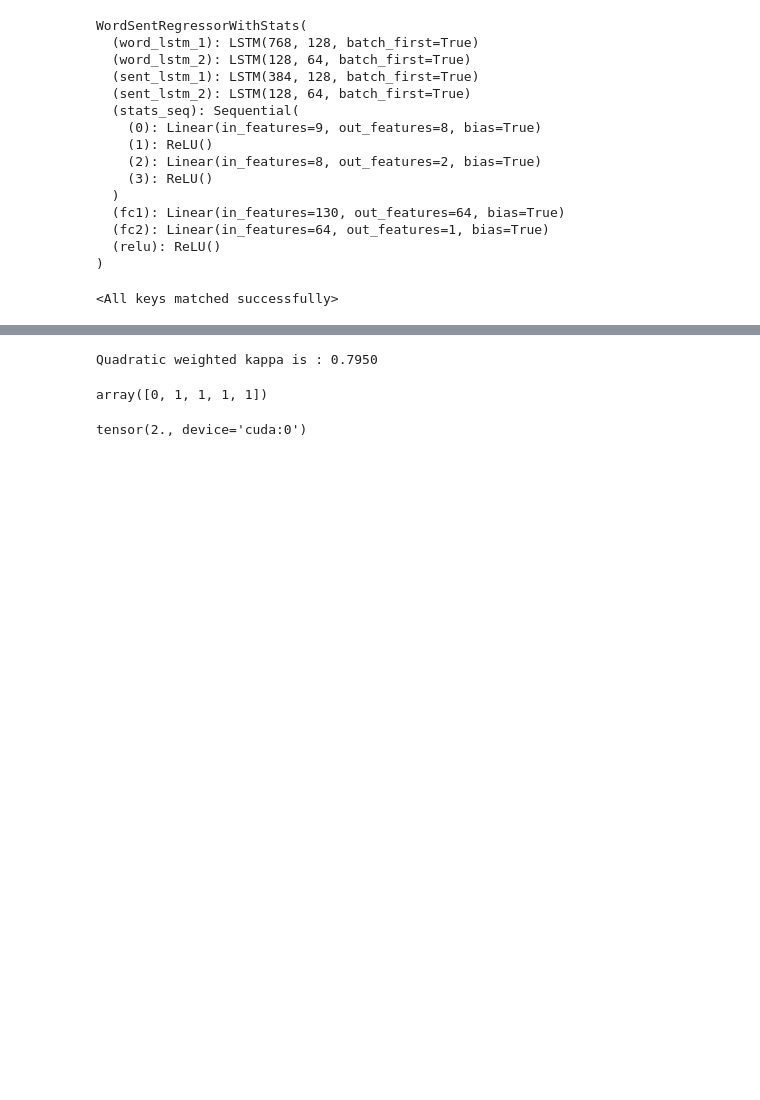
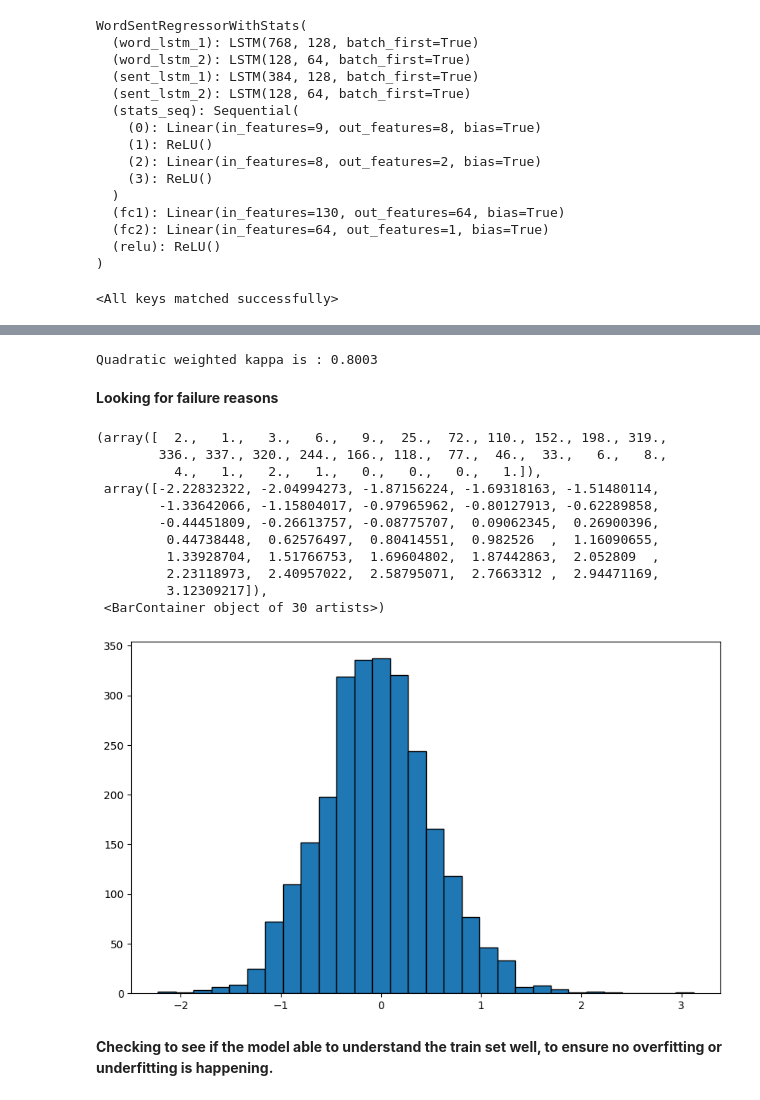
Before and after one commit to giridharmunagala/essay_scoring, a Jupyter notebook: stats_plus_dl_model.ipynb, the cells around one changed output, grey strips where cells are left out. Cells and saved outputs as stored; diff of their text form; code cells hidden in the pictures; blank space fills up the shorter version.

Commit message:
Added Wandb logging & new combined model with stats, improved QWK from 0.78 to 0.81

```diff
--- a/stats_plus_dl_model.ipynb
+++ b/stats_plus_dl_model.ipynb
@@ -163,6 +150,7 @@ WordSentRegressorWithStats(
   (relu): ReLU()
 )
 # %%
-# regressor_model.load_state_dict(torch.load('./best_model.pth'))
+# Loading trained weights - I used jarvislabs.ai to train the model
+regressor_model.load_state_dict(torch.load('./stats_plus_combined.pth'))
 # %% [output]
 <All keys matched successfully>
@@ -230,13 +176,49 @@ from model_utils import Evaluator
 # %%
+from model_utils import Evaluator
+
+# Evaluating the model using Quadratic Weighted Kappa
+
 test_dataloader = DataLoader(test_ds, batch_size=16, collate_fn=data_collator, shuffle=False)
 qwk = Evaluator(regressor_model, test_dataloader).evaluate()
 # %% [output]
-Quadratic weighted kappa is : 0.7950
+Quadratic weighted kappa is : 0.8003
-# %%
-torch.round(torch.tensor([0.5, 0.6, 0.7, 0.8, 0.9])).long().numpy()
-# %% [output]
-array([0, 1, 1, 1, 1])
-# %%
-train_ds[0]['label']
-# %% [output]
-tensor(2., device='cuda:0')
+# %% [markdown]
+**Looking for failure reasons**
+# %%
+# Check the performance of the model on the test set
+test_predictions = list()
+test_labels = list()
+
+with torch.no_grad():
+    for batch in tqdm(test_dataloader):
+        word_embedded, sent_embedded, stats_features, targets = batch['word_embeddings'].to("cuda"), batch['sentence_embeddings'].to("cuda"), batch['stats_features'].to("cuda"), batch['labels'].to("cuda")
+        outputs = regressor_model(word_embedded, sent_embedded, stats_features)
+        test_predictions.extend(outputs.detach().cpu().numpy())
+        test_labels.extend(targets.detach().cpu().numpy())
+# %%
+from matplotlib import pyplot as plt
+import seaborn as sns
+
+
+test_predictions_df = pd.DataFrame({'predictions':test_predictions, 'labels':test_labels})
+test_predictions_df['diff'] = test_predictions_df['predictions'] - test_predictions_df['labels']
+test_predictions_df.sort_values(by='diff', ascending=False)
+# Plotting the distribution of the differences
+plt.figure(figsize=(10, 6))
+plt.hist(test_predictions_df['diff'], bins=30, edgecolor='black')
+plt.show()
+# %% [output]
+(array([  2.,   1.,   3.,   6.,   9.,  25.,  72., 110., 152., 198., 319.,
+        336., 337., 320., 244., 166., 118.,  77.,  46.,  33.,   6.,   8.,
+          4.,   1.,   2.,   1.,   0.,   0.,   0.,   1.]),
+ array([-2.22832322, -2.04994273, -1.87156224, -1.69318163, -1.51480114,
+        -1.33642066, -1.15804017, -0.97965962, -0.80127913, -0.62289858,
+        -0.44451809, -0.26613757, -0.08775707,  0.09062345,  0.26900396,
+         0.44738448,  0.62576497,  0.80414551,  0.982526  ,  1.16090655,
+         1.33928704,  1.51766753,  1.69604802,  1.87442863,  2.052809  ,
+         2.23118973,  2.40957022,  2.58795071,  2.7663312 ,  2.94471169,
+         3.12309217]),
+ <BarContainer object of 30 artists>)
+[figure, added]
+# %% [markdown]
+**Checking to see if the model able to understand the train set well, to ensure no overfitting or underfitting is happening.**
```
Also changed, not shown: parts of 30 cells of this notebook, 2 other files.
